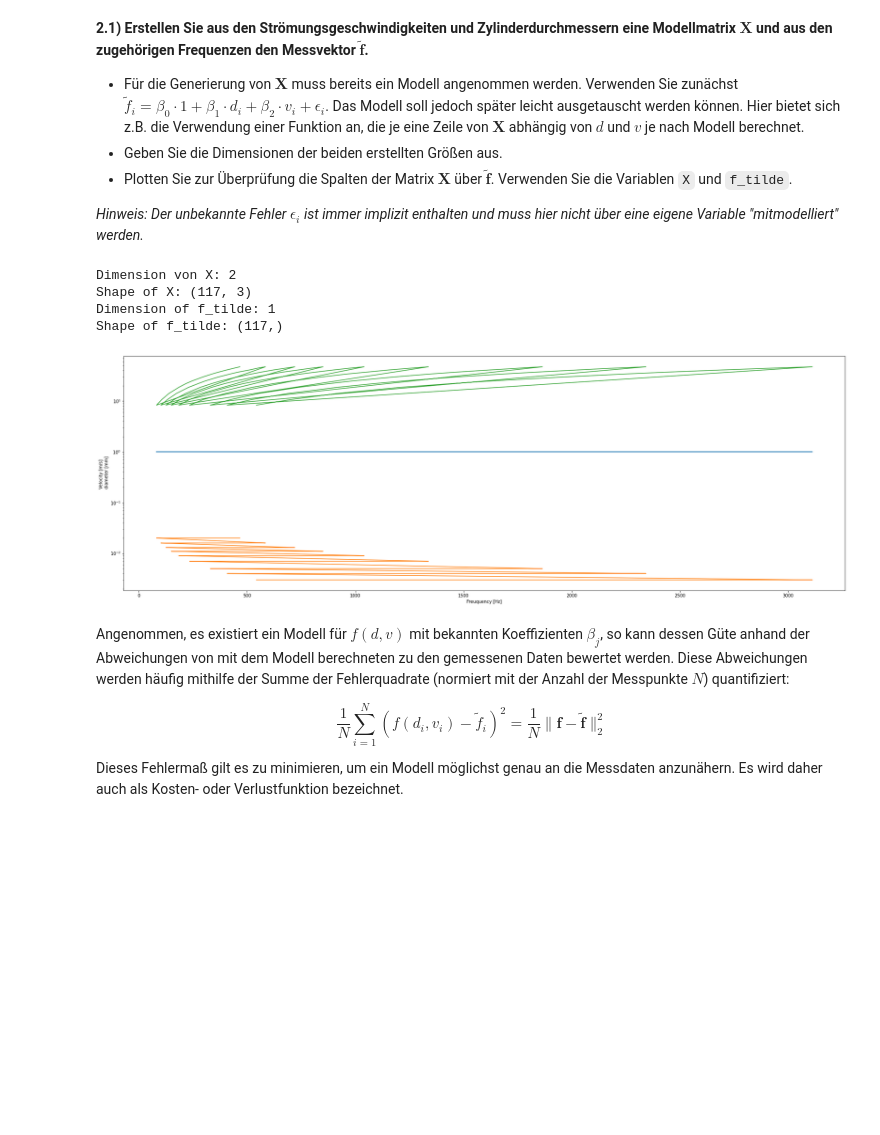
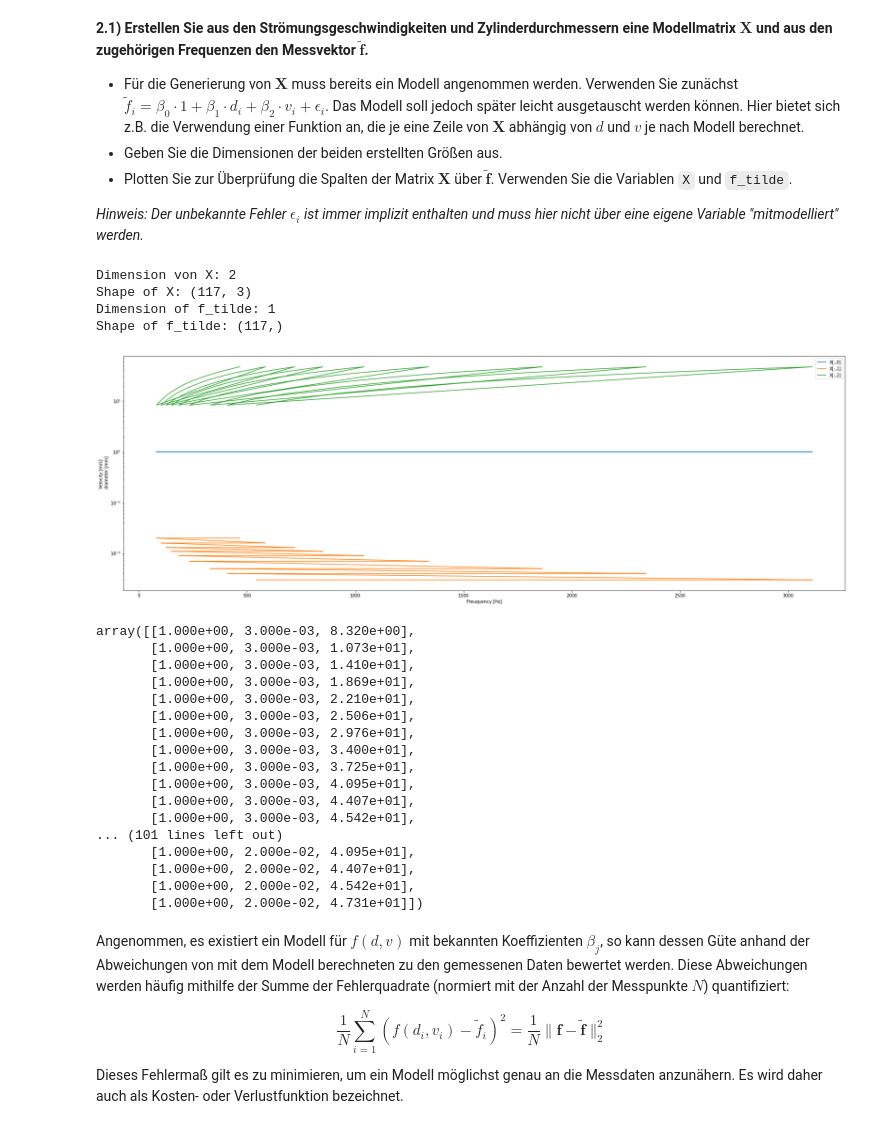
Before and after one commit to jlb-jlb/python_fuer_Ings, a Jupyter notebook: HA5/HA5_Gruppe114.ipynb, the cells around one changed output. Saved outputs shown, nothing was run; the diff lists cells and outputs as text; code cells hidden in the pictures; blank space fills up the shorter version.

```diff
--- a/HA5/HA5_Gruppe114.ipynb
+++ b/HA5/HA5_Gruppe114.ipynb
@@ -239,34 +239,55 @@ _Hinweis: Der unbekannte Fehler $\epsilon_i$ ist immer implizit enthalten und mu
 # %%
 # Hier eigenen Code schreiben ...
 def fun_1 (f, d, v):
     f_tilde = f.flatten(order='F')
     x = list()
     # print(f_tilde)
     for d_ in d:
         for v_ in v:
             # x.append([1, d_*1000, v_]) # wir müssen d wieder in mm umwandeln, weil sonst sieht man nichts auf dem plot
             x.append([1, d_, v_])
 
     return np.array(x), f_tilde
 
 X, f_tilde = fun_1(f, d, v)
 print(f"Dimension von X: {X.ndim}")
 print(f"Shape of X: {X.shape}")
 print(f"Dimension of f_tilde: {f_tilde.ndim}")
 print(f"Shape of f_tilde: {f_tilde.shape}")
 # plot überprüfung
 plt.figure(4, (30, 10))
 plt.ylabel("Velocity [m/s] \n diameter [mm]")
 plt.xlabel("Freuquency [Hz]")
 plt.yscale("log")
 for i in range(3):
     plt.plot(f_tilde, X[:,i])
+plt.legend([ "X[:,0]", "X[:,1]", "X[:,2]"])
+
+plt.show()
+X
 # %% [output]
 Dimension von X: 2
 Shape of X: (117, 3)
 Dimension of f_tilde: 1
 Shape of f_tilde: (117,)
-[figure, old version]
+[figure, new version]
+array([[1.000e+00, 3.000e-03, 8.320e+00],
+       [1.000e+00, 3.000e-03, 1.073e+01],
+       [1.000e+00, 3.000e-03, 1.410e+01],
+       [1.000e+00, 3.000e-03, 1.869e+01],
+       [1.000e+00, 3.000e-03, 2.210e+01],
+       [1.000e+00, 3.000e-03, 2.506e+01],
+       [1.000e+00, 3.000e-03, 2.976e+01],
+       [1.000e+00, 3.000e-03, 3.400e+01],
+       [1.000e+00, 3.000e-03, 3.725e+01],
+       [1.000e+00, 3.000e-03, 4.095e+01],
+       [1.000e+00, 3.000e-03, 4.407e+01],
+       [1.000e+00, 3.000e-03, 4.542e+01],
+... (101 lines left out)
+       [1.000e+00, 2.000e-02, 4.095e+01],
+       [1.000e+00, 2.000e-02, 4.407e+01],
+       [1.000e+00, 2.000e-02, 4.542e+01],
+       [1.000e+00, 2.000e-02, 4.731e+01]])
 # %%
 # Hier sind einige Plausibilitätstests:
 assert X.shape[0]>100
```
Also changed, not shown: parts of 8 cells of this notebook, 1 other file.
